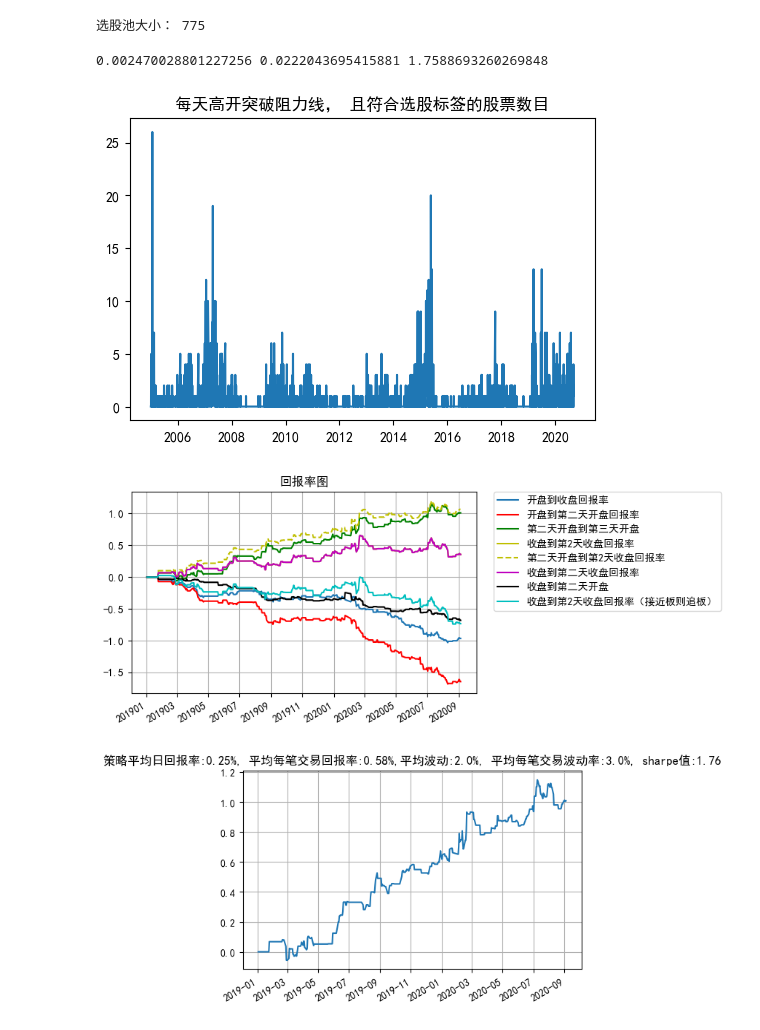
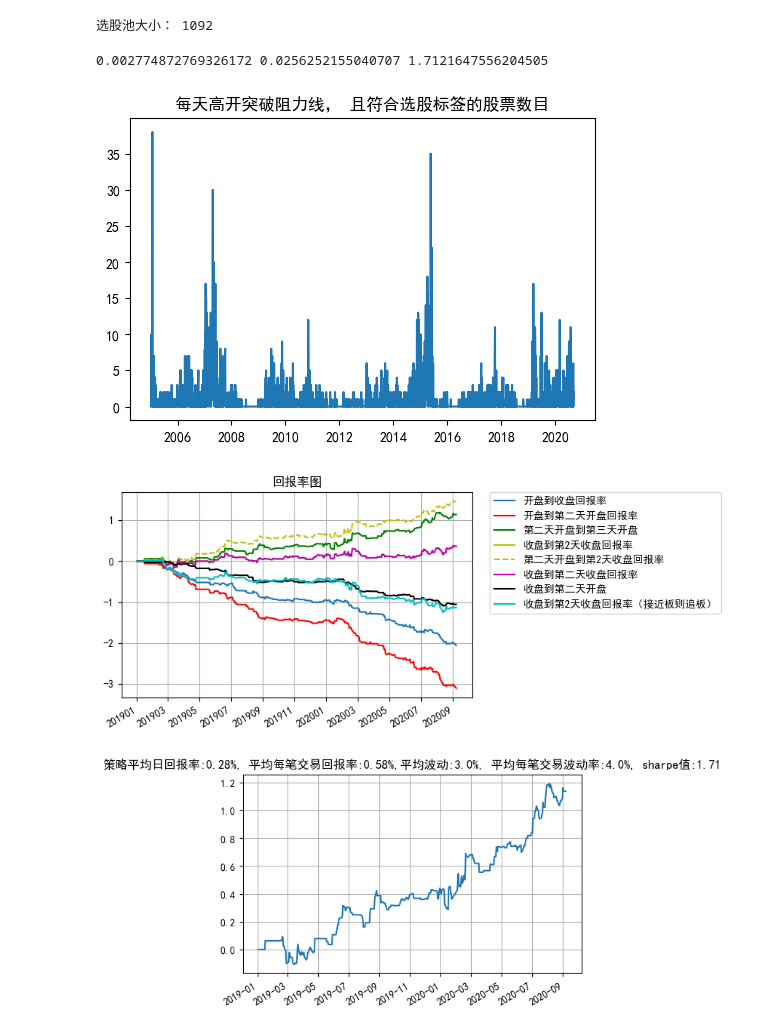
Before and after one commit to xudong2019/coresearch, a Jupyter notebook: 小应合作.ipynb, the cells around one changed output. Cells and saved outputs as stored; diff of their text form; code cells hidden in the pictures.

```diff
--- a/小应合作.ipynb
+++ b/小应合作.ipynb
@@ -90,7 +90,7 @@ openGapMax = 0.05 # 不要高开超过若干个点的
 openGapMin = 0.01 # 不要高开低于若干个点的
 thresPriceLoc = 2  # 价格在历史价格区间的分位数
 highVolumeThres = 0 # 前一天成交量是再前一天成交量的倍数
-intradayFall = -0.05 # 允许今日收盘较开盘最多下跌点数
+intradayFall = -0.075 # 允许今日收盘较开盘最多下跌点数
 preHigh = np.zeros(close_mtx.shape)
 preHighLoc = np.zeros(close_mtx.shape)
 idxOpenHigh = np.array(np.zeros(close_mtx.shape), dtype='bool')
@@ -140,6 +140,7 @@ def calculateProfit(idxQ, title1, detail='no', detailTrade=8, off=1, startDate=2
     r7 = np.zeros((len(dtes)))
     r8 = np.zeros((len(dtes)))
     f = open("output.txt", "w")
+    f2 = open("output2.txt", "w")
     for k in range(1,close_mtx.shape[1]):
         close_yesterday = close_mtx[idxQ[:,k], k-1]
         close_today = close_mtx[idxQ[:,k], k]
@@ -174,9 +175,15 @@ def calculateProfit(idxQ, title1, detail='no', detailTrade=8, off=1, startDate=2
         r8[k]=(np.mean(close_off/cbuy-1))/off
         daysFromPreHigh = preHighLoc[idxQ[:,k],k]
         mvk = mv[idxQ[:, k]]
+        pp = np.max([0, k-5])
+        pp2 = np.max([0, k-10])
+        return5d = close_mtx[idxQ[:,k],k-1]/close_mtx[idxQ[:,k],pp]-1
+        return10d = close_mtx[idxQ[:,k],k-1]/close_mtx[idxQ[:,k],pp2]-1
         if (len(t)>0) & (detail=='yes') & (dtes[k]>startDate):
             if (detailTrade==8):
-                print('总笔:,'+str(dtes[k])+',共交易,'+str(len(t))+',每天平均利润,'+str(np.round(r8[k]*1e4)/1e2)+',(%)')
+                s2='总笔:,'+str(dtes[k])+',共交易,'+str(len(t))+',每天平均利润,'+str(np.round(r8[k]*1e4)/1e2)+',(%)'
+                #print(s2)
+                f2.write(s2+'\n')
             #if (detailTrade==3):
                 #print('总笔:,'+str(dtes[k])+',共交易,'+str(len(t))+',每天平均利润,'+str(np.round(r3[k]*1e4)/1e2)+',(%)')
             for i in range(len(t)):
@@ -202,9 +209,12 @@ def calculateProfit(idxQ, title1, detail='no', detailTrade=8, off=1, startDate=2
                                      +',参考信息： 今天收盘价较开盘,'\
                                      +str(np.round(1e4*(close_today[i]/open_today[i]-1))/1e2)+',(%)'\
                                      +',距离前高点,'+str(daysFromPreHigh[i])\
-                                     +',流通市值,'+str(mvk[i])
+                                     +',流通市值,'+str(mvk[i])\
+                                     +',过去五日回报率,'+str(return5d[i])\
+                                     +',过去十日回报率,'+str(return10d[i])
                     f.write(s+'\n')
     f.close()
+    f2.close()
     r1[~np.isfinite(r1)]=0
     r2[~np.isfinite(r2)]=0
     r3[~np.isfinite(r3)]=0
@@ -312,22 +326,22 @@ drawPNL(dtesUsed, r3)
 # %%
 #比较视图cmv_threshold取不同值
-cmv_threshold = 100e4
-wants = list(np.array(tkrs)[cmv2020>cmv_threshold])
+cmv_threshold = 50e4
+wants = list(np.array(tkrs)[cmv2019>cmv_threshold])
 off = 1
 
 print('选股池大小：', len(wants))
 q = [list(tkrs).index(x) for x in wants]
 idxT = [x in q for x in range(len(tkrs))]
 idxQsub = np.array(np.zeros(close_mtx.shape), dtype='bool')
 #idxT每天有多少是高开的
 for k in range(close_mtx.shape[1]-1):
     idxQsub[:, k+1] = idxQ[:, k+1] & idxT
 
-[r1,r2,r3,r4,r5,r6,r7,r8, dtesUsed] = calculateProfit(idxQsub, '每天高开突破阻力线， 且符合选股标签的股票数目', detail='yes',detailTrade=3, off=off, startDate=startDate)
-drawPNL(dtesUsed, r3)
+[r1c,r2c,r3c,r4c,r5c,r6c,r7c,r8c, dc] = calculateProfit(idxQsub, '每天高开突破阻力线， 且符合选股标签的股票数目', detail='no',detailTrade=3, off=off, startDate=startDate)
+drawPNL(dtesUsed, r3c)
 # %% [output]
-选股池大小： 775
+选股池大小： 1092
-0.002470028801227256 0.0222043695415881 1.7588693260269848
+0.002774872769326172 0.0256252155040707 1.7121647556204505
-[figure, old version]
+[figure, new version]
-[figure, old version]
+[figure, new version]
-[figure, old version]
+[figure, new version]
```
Also changed, not shown: parts of 4 cells of this notebook, 2 other files.
